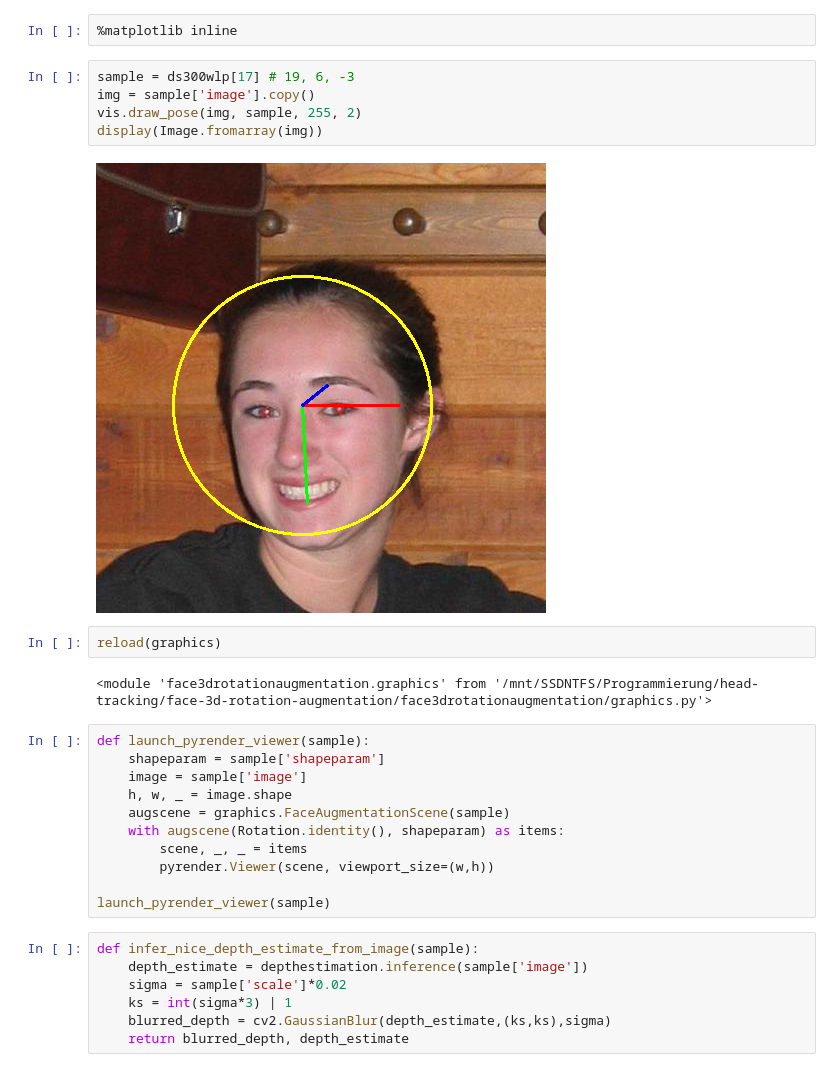
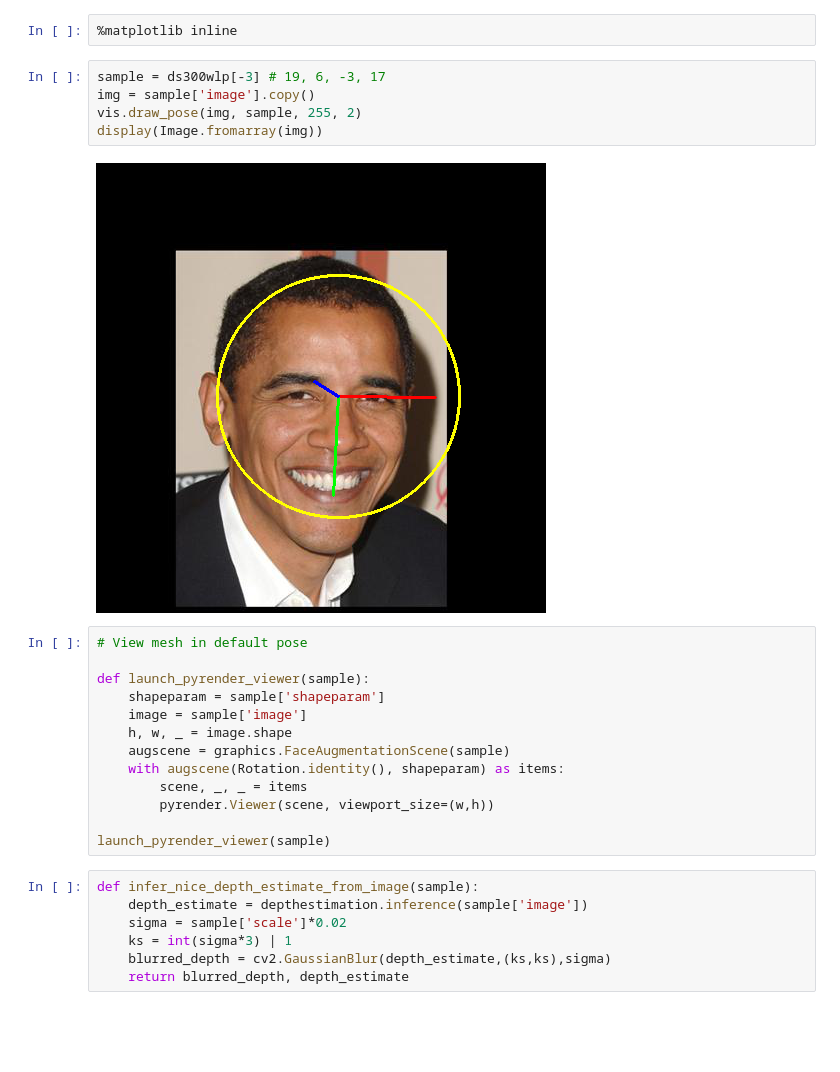
Before and after one commit to DaWelter/face-3d-rotation-augmentation, a Jupyter notebook: demo.ipynb, the cells around one changed output. Cells and saved outputs as stored; diff of their text form; blank space fills up the shorter version.

```diff
--- a/demo.ipynb
+++ b/demo.ipynb
@@ -35,17 +35,15 @@ ds300wlp = dataset300wlp.Dataset300WLP(os.path.join(os.environ['DATADIR'],'300W-
 # %%
 %matplotlib inline
 # %%
-sample = ds300wlp[17] # 19, 6, -3
+sample = ds300wlp[-3] # 19, 6, -3, 17
 img = sample['image'].copy()
 vis.draw_pose(img, sample, 255, 2)
 display(Image.fromarray(img))
 # %% [output]
-[figure, old version]
+[figure, new version]
-# %%
-reload(graphics)
-# %% [output]
-<module 'face3drotationaugmentation.graphics' from '/mnt/SSDNTFS/Programmierung/head-tracking/face-3d-rotation-augmentation/face3drotationaugmentation/graphics.py'>
 # %%
+# View mesh in default pose
+
 def launch_pyrender_viewer(sample):
     shapeparam = sample['shapeparam']
     image = sample['image']
```
Also changed, not shown: parts of 6 cells of this notebook, 11 other files.
